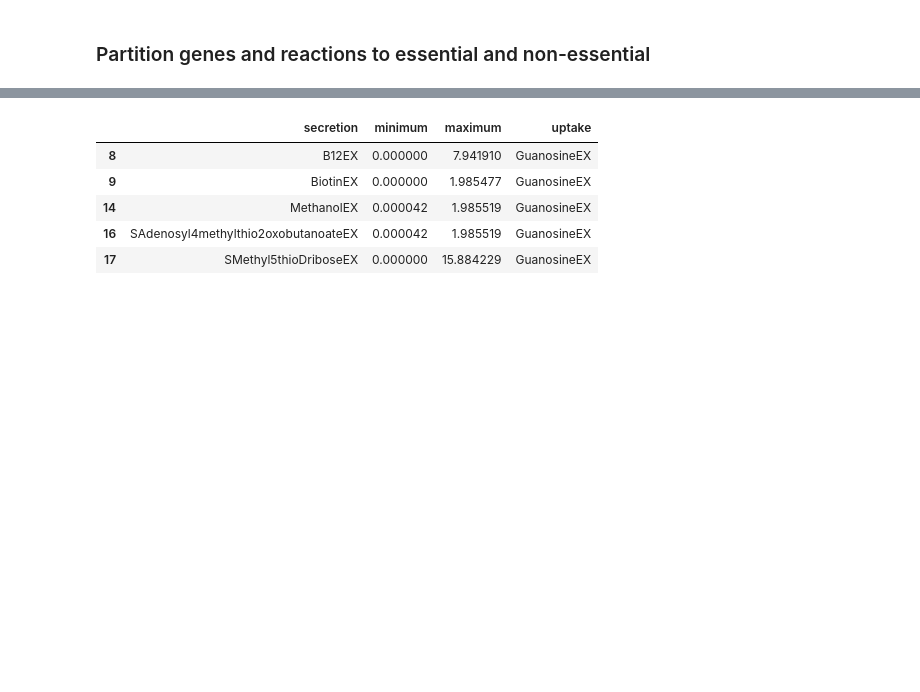
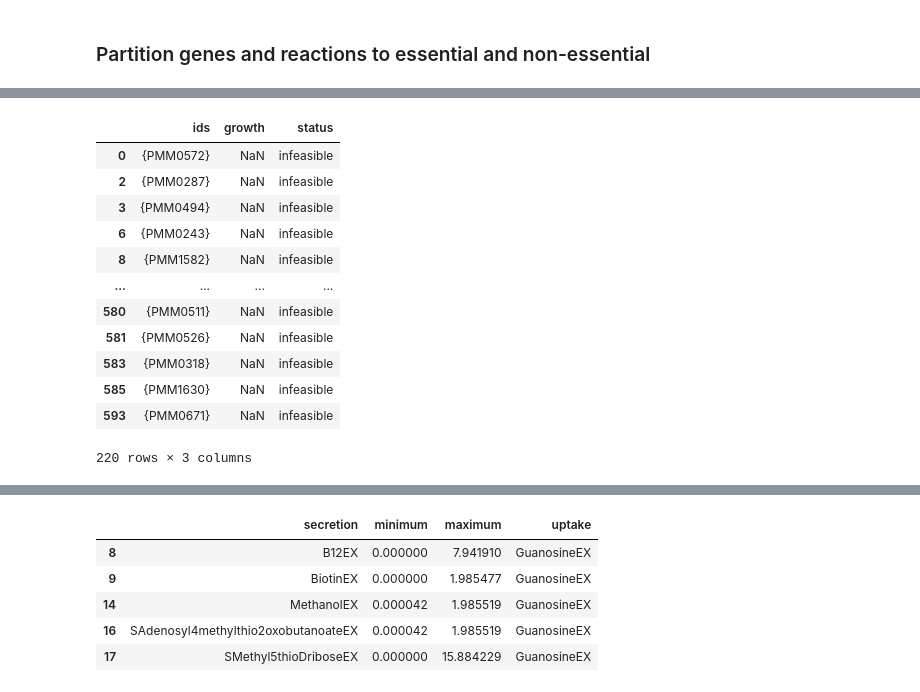
Before and after one commit to wosnat/Prochlorococcus_Model, a Jupyter notebook: N_Starvation/CC1A3_N_knockouts.ipynb, the cells around one changed output, grey strips where cells are left out. Drawn from its saved outputs; the diff is of its cells as text; code cells hidden in the pictures; blank space fills up the shorter version.

```diff
--- a/N_Starvation/CC1A3_N_knockouts.ipynb
+++ b/N_Starvation/CC1A3_N_knockouts.ipynb
@@ -146,5 +160,9 @@ with model:
     for i in df_growing.uptake:
         medium[i] = 1000.0
     model.medium = medium
+    model.reactions.BIOMASS.lower_bound = 1e-5
     solution = model.optimize()
     print(model.summary())
+    essential_gene_df = single_gene_deletion(model, processes=10)
+    print('done genes')
+    essential_reaction_df = single_reaction_deletion(model, processes=10)
@@ -150,0 +187,16 @@ with model:
+# %%
+essential_gene_df.loc[~essential_gene_df.status.isin(['optimal'])]
+# %% [output]
+|  | ids | growth | status |
+| 0 | {PMM0572} | NaN | infeasible |
+| 2 | {PMM0287} | NaN | infeasible |
+| 3 | {PMM0494} | NaN | infeasible |
+| 6 | {PMM0243} | NaN | infeasible |
+| 8 | {PMM1582} | NaN | infeasible |
+| ... | ... | ... | ... |
+| 580 | {PMM0511} | NaN | infeasible |
+| 581 | {PMM0526} | NaN | infeasible |
+| 583 | {PMM0318} | NaN | infeasible |
+| 585 | {PMM1630} | NaN | infeasible |
+| 593 | {PMM0671} | NaN | infeasible |
+220 rows × 3 columns
```
Also changed, not shown: parts of 18 cells of this notebook, 5 other files.
